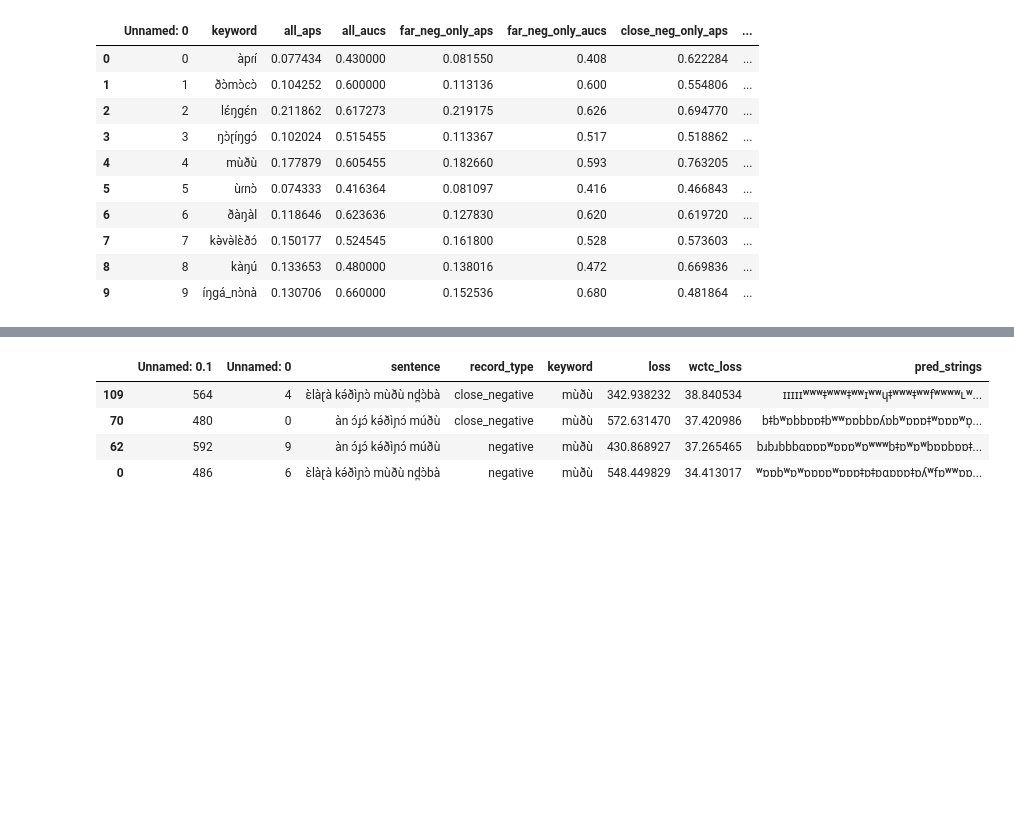
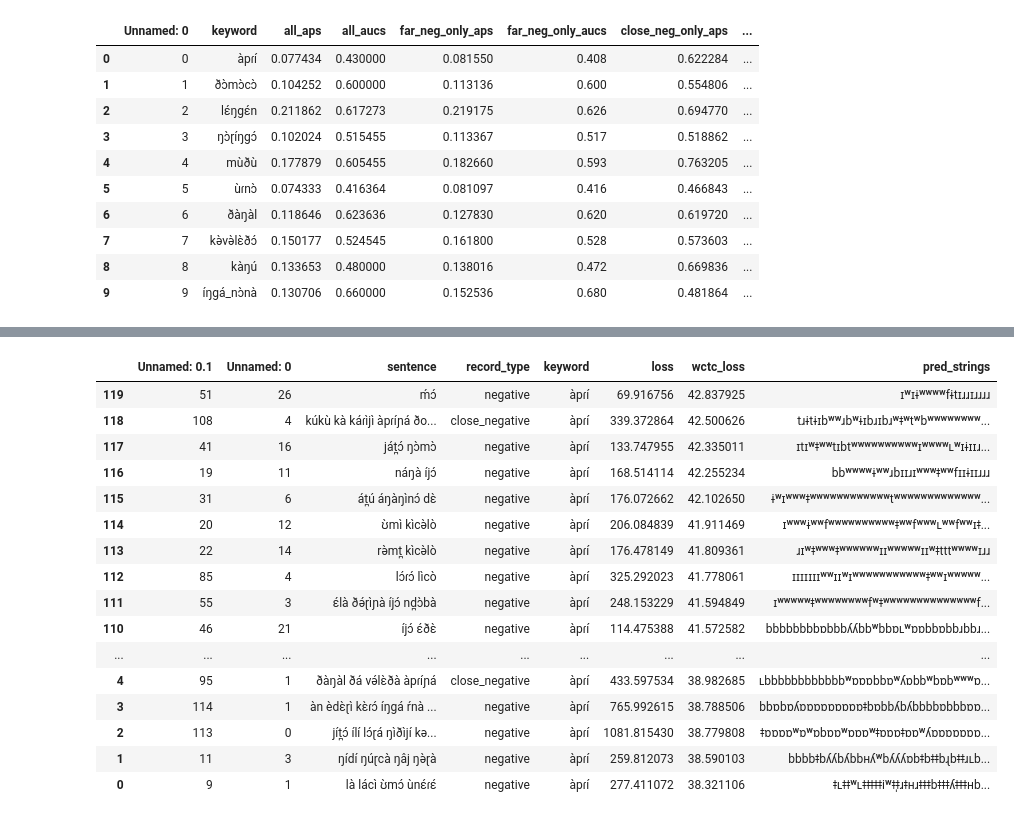
Before and after one commit to markjosims/tira_kws, a Jupyter notebook: notebooks/analysis_dfs/sorting_ellie.ipynb, the cells around one changed output, grey strips where cells are left out. Saved outputs shown, nothing was run; the diff lists cells and outputs as text; code cells hidden in the pictures; blank space fills up the shorter version.

```diff
--- a/notebooks/analysis_dfs/sorting_ellie.ipynb
+++ b/notebooks/analysis_dfs/sorting_ellie.ipynb
@@ -77,14 +119,28 @@ df.style.set_properties(subset=["sentence"],
-# %%
-repeated = df[df["Unnamed: 0.1"].isin([486,564,592,480])]
-repeated
-
-repeated.style.set_properties(subset=["sentence"],
-                        **{"min-width":"200px",
-                           "max-width":"400px"}
-                        )
-# %% [output]
-|  | Unnamed: 0.1 | Unnamed: 0 | sentence | record_type | keyword | loss | wctc_loss | pred_strings |
-| 109 | 564 | 4 | ɛ̀làɽà kə́ðìɲɔ̀ mùðù nd̪ɔ̀bà | close_negative | mùðù | 342.938232 | 38.840534 | ɪɪɪɪɪʷʷʷǂʷʷʷǂʷʷɪʷʷɥǂʷʷʷǂʷʷfʷʷʷʷʟʷ... |
-| 70 | 480 | 0 | àn ɔ́ɟɔ́ kə́ðìɲɔ́ múðù | close_negative | mùðù | 572.631470 | 37.420986 | bǂbʷɒbbɒɒǂbʷʷɒɒbbɒʎɒbʷɒɒɒǂʷɒɒɒʷɒ̩... |
-| 62 | 592 | 9 | àn ɔ́ɟɔ́ kə́ðìɲɔ́ múðù | negative | mùðù | 430.868927 | 37.265465 | bɹbɹbbbɑɒɒɒʷɒɒɒʷɒʷʷʷbǂɒʷɒʷbɒɒbɒɒǂ... |
-| 0 | 486 | 6 | ɛ̀làɽà kə́ðìɲɔ̀ mùðù nd̪ɔ̀bà | negative | mùðù | 548.449829 | 34.413017 | ʷɒɒbʷɒʷɒɒɒɒʷɒɒɒǂɒǂɒɑɒɒɒǂɒʎʷfɒʷʷɒɒ... |
+# %%
+df_apri= pd.read_csv("/home/ekuznetsova/tira_kws/notebooks/analysis_dfs/àpɾí.csv")
+
+# sorting by record type and wctc loss
+df_apri = df_apri.sort_values(by=["wctc_loss"], ascending = [False])
+
+df_apri.style.set_properties(subset=["sentence"],
+                        **{"min-width":"200px",
+                           "max-width":"400px"}
+                        )
+# %% [output]
+|  | Unnamed: 0.1 | Unnamed: 0 | sentence | record_type | keyword | loss | wctc_loss | pred_strings |
+| 119 | 51 | 26 | ḿɔ́ | negative | àpɾí | 69.916756 | 42.837925 | ɪʷɪɨʷʷʷʷfɨtɪɹɹɪɹɹɹɹ |
+| 118 | 108 | 4 | kúkù kà káɾìjì àpɾíɲá ðo... | close_negative | àpɾí | 339.372864 | 42.500626 | tɹɨtɨɪbʷʷɹbʷɨɪbɹɪbɹʷǂʷtʷbʷʷʷʷʷʷʷʷ... |
+| 117 | 41 | 16 | ját̪ɔ́ ŋɔ̀mɔ̀ | negative | àpɾí | 133.747955 | 42.335011 | ɪtɪʷǂʷʷtɪbtʷʷʷʷʷʷʷʷʷʷɪʷʷʷʷʟʷɪɨɪɪɹ... |
+| 116 | 19 | 11 | náŋà íjɔ́ | negative | àpɾí | 168.514114 | 42.255234 | bbʷʷʷʷɨʷʷɹbɪɪɹɪʷʷʷǂʷʷfɪɪɨɪɪɹɹɹ |
+| 115 | 31 | 6 | át̪ú áŋàŋìnɔ́ dɛ̀ | negative | àpɾí | 176.072662 | 42.102650 | ɨʷɪʷʷʷǂʷʷʷʷʷʷʷʷʷʷʷʷtʷʷʷʷʷʷʷʷʷʷʷʷʷ... |
+| 114 | 20 | 12 | ʊ̀mì kìcə̀lò | negative | àpɾí | 206.084839 | 41.911469 | ɪʷʷʷɨʷʷfʷʷʷʷʷʷʷʷʷʷǂʷʷfʷʷʷʟʷʷfʷʷɪǂ... |
+| 113 | 22 | 14 | rə̀mt̪ kìcə̀lò | negative | àpɾí | 176.478149 | 41.809361 | ɹɪʷǂʷʷʷǂʷʷʷʷʷʷɪɪʷʷʷʷʷɪɪʷǂtttʷʷʷʷɪɹɹ |
+| 112 | 85 | 4 | lɔ́ɾɔ́ lìcò | negative | àpɾí | 325.292023 | 41.778061 | ɪɪɪɪɪɪɪʷʷɪɪʷɪʷʷʷʷʷʷʷʷʷʷʷǂʷʷɪʷʷʷʷʷ... |
+| 111 | 55 | 3 | ɛ́là ðə́ɽìɲà íjɔ́ nd̪ɔ̀bà | negative | àpɾí | 248.153229 | 41.594849 | ɪʷʷʷʷʷǂʷʷʷʷʷʷʷʷfʷǂʷʷʷʷʷʷʷʷʷʷʷʷʷʷf... |
+| 110 | 46 | 21 | íjɔ́ ɛ́ðɛ̀ | negative | àpɾí | 114.475388 | 41.572582 | bbbbbbbbɒbbbʎʎbbʷbbɒʟʷɒɒbbɒbbɹbbɹ... |
+| ... | ... | ... | ... | ... | ... | ... | ... | ... |
+| 4 | 95 | 1 | ðàŋàl ðá və́lɛ̀ðà àpɾíɲá | close_negative | àpɾí | 433.597534 | 38.982685 | ʟbbbbbbbbbbbbʷɒɒɒbbɒʷʎɒbbʷbɒbʷʷʷɒ... |
+| 3 | 114 | 1 | àn èdɛ̀ɽì kɛ̀ɾɔ́ íŋgá ŕnà ... | negative | àpɾí | 765.992615 | 38.788506 | bbɒbɒʎɒɒɒɒɒɒɒɒɒǂbɒbbʎbʎbbbbɒbbbɒɒ... |
+| 2 | 113 | 0 | jít̪ɔ́ ílí lɔ́ɽá ŋìðìjí kə... | negative | àpɾí | 1081.815430 | 38.779808 | ǂɒɒɒɒʷɒʷɒbɒɒʷɒɒɒʷǂɒɒɒǂɒɒʷʎɒɒɒɒɒɒɒ... |
+| 1 | 11 | 3 | ŋídí ŋúɽcà ŋâj ŋə̀ɽà | negative | àpɾí | 259.812073 | 38.590103 | bbbbǂbʎʎbʎbbʜʎʷbʎʎʎɒbǂbǂǂbɻbǂǂɹʟb... |
+| 0 | 9 | 1 | là lácì ʊ̀mɔ́ ùnɛ́ɾɛ́ | negative | àpɾí | 277.411072 | 38.321106 | ǂʟǂǂʷʟǂǂǂǂǂiʷǂǂ̩ɹǂʜɹǂǂǂbǂǂǂʎǂǂǂʜb... |
```
Also changed, not shown: parts of 12 cells of this notebook.
